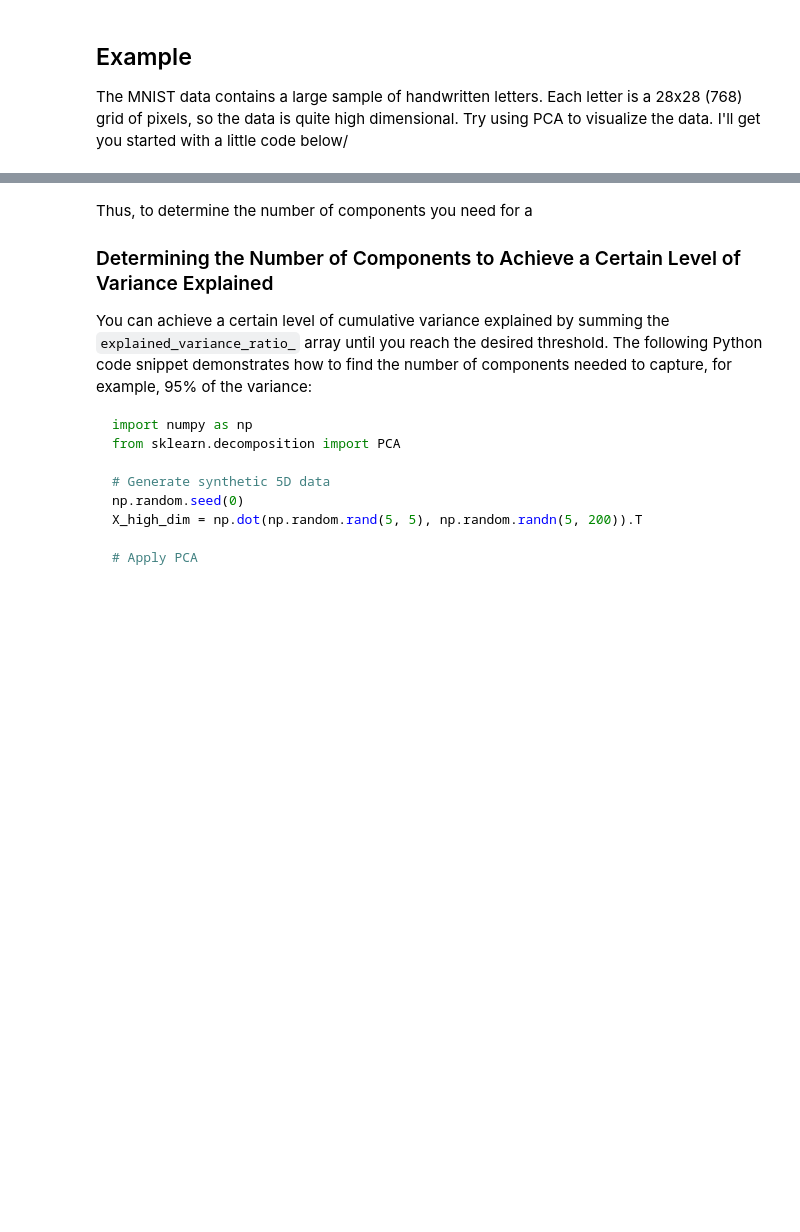
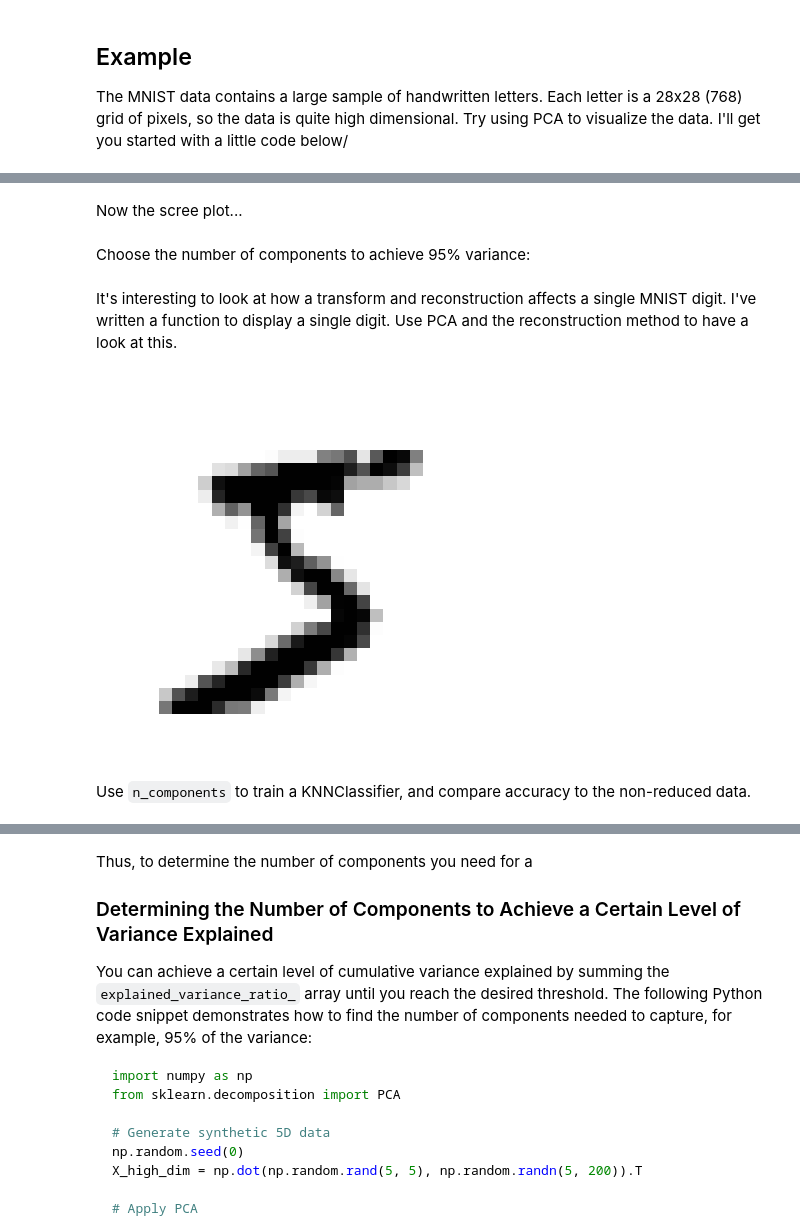
Before and after one commit to IST407-707/707-week4-lab-dimensionality-reduction, a Jupyter notebook: week4-lab-lecture.ipynb, the cells around one changed output, grey strips where cells are left out. Saved outputs shown, nothing was run; the diff lists cells and outputs as text; code cells hidden in the pictures; blank space fills up the shorter version.

```diff
--- a/week4-lab-lecture.ipynb
+++ b/week4-lab-lecture.ipynb
@@ -340,0 +303,2 @@ array([5, 0, 4, ..., 5, 1, 9])
+# %% [markdown]
+Now the scree plot...
@@ -340,0 +314,2 @@ array([5, 0, 4, ..., 5, 1, 9])
+# %% [markdown]
+Choose the number of components to achieve 95% variance:
@@ -340,0 +322,20 @@ array([5, 0, 4, ..., 5, 1, 9])
+# %% [markdown]
+It's interesting to look at how a transform and reconstruction affects a single MNIST digit.  I've written a function to display a single digit.  Use PCA and the reconstruction method to have a look at this.
+# %%
+def plot_mnist_digit(digit):
+    """Plot a single MNIST digit.
+
+    Parameters:
+    digit (numpy array): A flattened 1D numpy array of length 784.
+
+    """
+    # Reshape the flattened digit to 28x28 image
+    digit_image = digit.reshape(28, 28)
+
+    plt.imshow(digit_image, cmap='binary')
+    plt.axis("off")
+    plt.show()
+
+plot_mnist_digit(X[0])
+# %% [output]
+[figure, added]
@@ -340,0 +344,2 @@ array([5, 0, 4, ..., 5, 1, 9])
+# %% [markdown]
+Use `n_components` to train a KNNClassifier, and compare accuracy to the non-reduced data.
```
Also changed, not shown: parts of 8 cells of this notebook.
